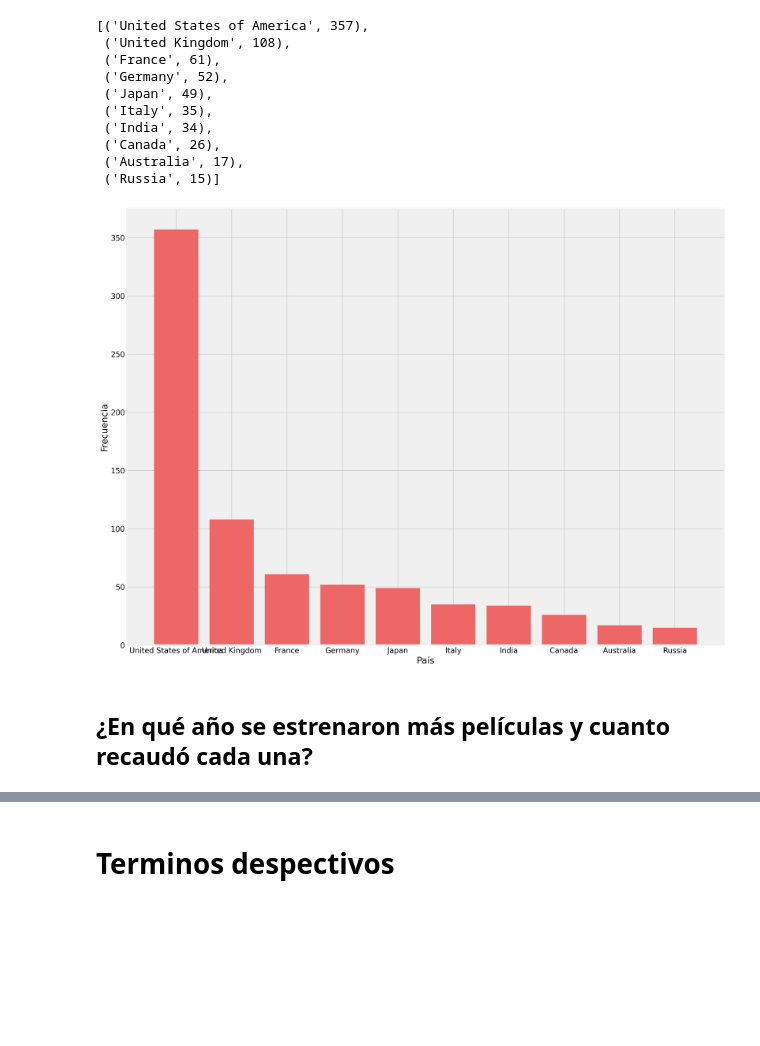
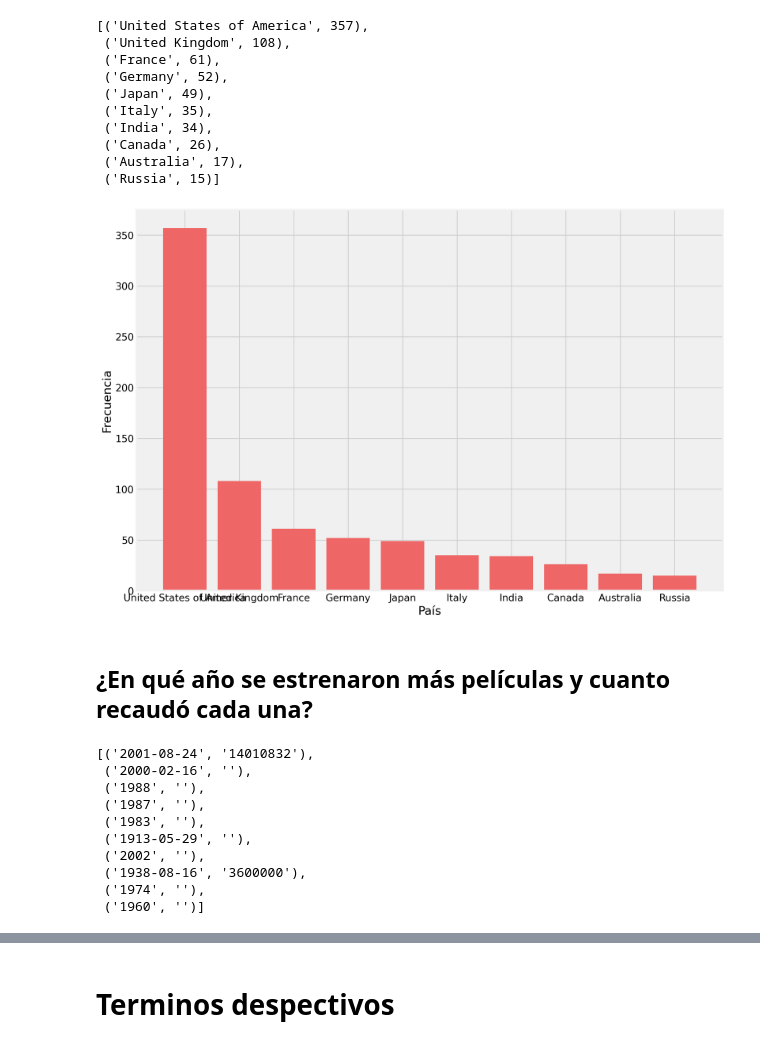
Before and after one commit to danielfrgs/2022_1-Datos-Masivos-I, a Jupyter notebook: Proyectos/P1/P1.ipynb, the cells around one changed output, grey strips where cells are left out. Drawn from its saved outputs; the diff is of its cells as text; code cells hidden in the pictures; blank space fills up the shorter version.

```diff
--- a/Proyectos/P1/P1.ipynb
+++ b/Proyectos/P1/P1.ipynb
@@ -82,12 +82,12 @@ def read_txt(direccion):
 # %%
 # Importamos datos:
 
-character = read_tsv('MovieSummaries/character.metadata.tsv')
-movie = read_tsv('MovieSummaries/movie.metadata.tsv')
+character = read_tsv('character.metadata.tsv')
+movie = read_tsv('movie.metadata.tsv')
 # %%
-name = read_txt('MovieSummaries/name.clusters.txt')
-tvtropes = read_txt('MovieSummaries/tvtropes.clusters.txt')
-plot_summaries =read_txt('MovieSummaries/plot_summaries.txt')
+name = read_txt('name.clusters.txt')
+tvtropes = read_txt('tvtropes.clusters.txt')
+plot_summaries =read_txt('plot_summaries.txt')
 # %% [markdown]
 A pesar de haber generado la lectura debido a su formato original, no son compatibles con muchos de los recursos de Map, por lo que hay que generar una función auxiliar que nos permita limpiar los registros.
 
@@ -298,19 +277,31 @@ country_war_cont.take(10)
 # %%
 histograma = country_war_cont.take(10)#.collect()
 numeros = [ numero for (numero, _) in histograma ]
 frecuencias = [ frecuencia for (_, frecuencia) in histograma ]
 
-figure(figsize=(20, 15), dpi=200)
+figure(figsize=(15, 10), dpi=200)
 with plt.style.context('fivethirtyeight'):
     plt.bar(numeros, frecuencias, color='#EE6666')
 
 plt.xlabel('País')
 plt.ylabel('Frecuencia')
 plt.show()
 figsize =(10, 7)
 # %% [output]
-[figure, old version]
+[figure, new version]
 # %% [markdown]
 ## ¿En qué año se estrenaron más películas y cuanto recaudó cada una?
 # %%
 year = movie.map(lambda x: (x[3], x[4]))
+year.take(10)
+# %% [output]
+[('2001-08-24', '14010832'),
+ ('2000-02-16', ''),
+ ('1988', ''),
+ ('1987', ''),
+ ('1983', ''),
+ ('1913-05-29', ''),
+ ('2002', ''),
+ ('1938-08-16', '3600000'),
+ ('1974', ''),
+ ('1960', '')]
```
Also changed, not shown: parts of 132 cells of this notebook.
